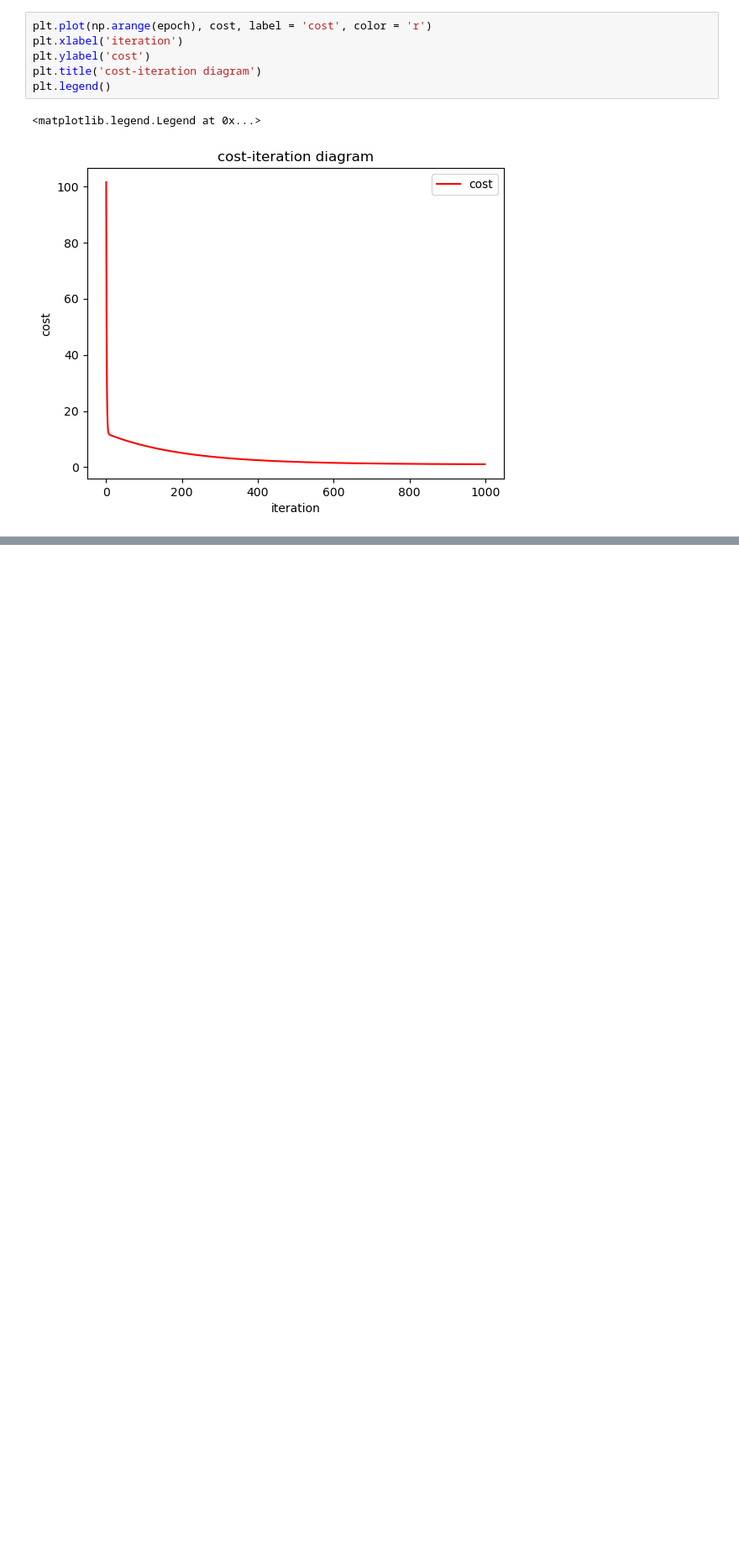
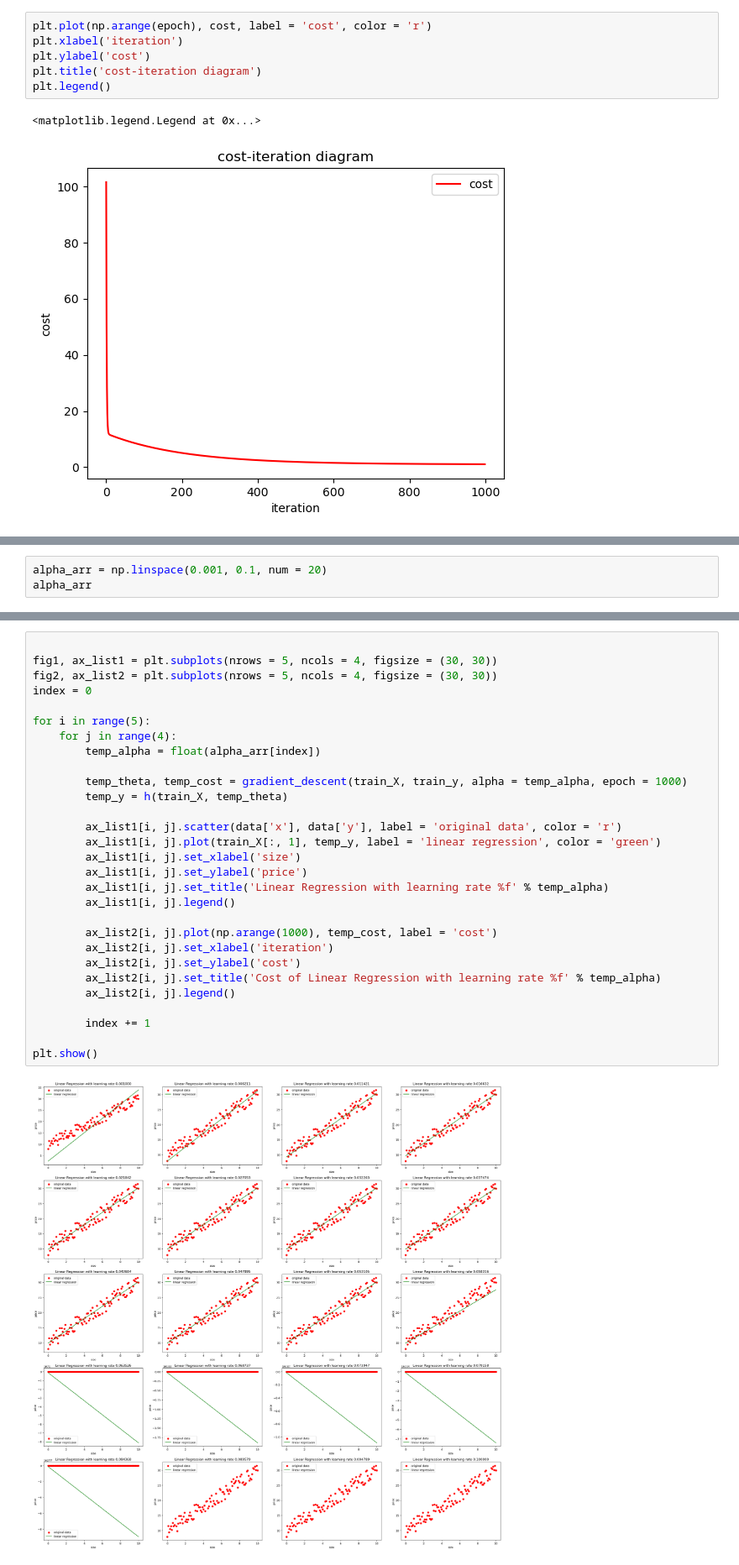
Before and after one commit to cyy603/MyPython, a Jupyter notebook: SDM374/Week1/Q1.ipynb, the cells around one changed output, grey strips where cells are left out. Shown at 84% size. Saved outputs shown, nothing was run; the diff lists cells and outputs as text; blank space fills up the shorter version.

```diff
--- a/SDM374/Week1/Q1.ipynb
+++ b/SDM374/Week1/Q1.ipynb
@@ -168,0 +173,3 @@ plt.legend()
+# %%
+alpha_arr = np.linspace(0.001, 0.1, num = 20)
+alpha_arr
@@ -168,0 +181,31 @@ plt.legend()
+# %%
+
+fig1, ax_list1 = plt.subplots(nrows = 5, ncols = 4, figsize = (30, 30))
+fig2, ax_list2 = plt.subplots(nrows = 5, ncols = 4, figsize = (30, 30))
+index = 0
+
+for i in range(5):
+    for j in range(4):
+        temp_alpha = float(alpha_arr[index])
+
+        temp_theta, temp_cost = gradient_descent(train_X, train_y, alpha = temp_alpha, epoch = 1000)
+        temp_y = h(train_X, temp_theta)
+
+        ax_list1[i, j].scatter(data['x'], data['y'], label = 'original data', color = 'r')
+        ax_list1[i, j].plot(train_X[:, 1], temp_y, label = 'linear regression', color = 'green')
+        ax_list1[i, j].set_xlabel('size')
+        ax_list1[i, j].set_ylabel('price')
+        ax_list1[i, j].set_title('Linear Regression with learning rate %f' % temp_alpha)
+        ax_list1[i, j].legend()
+
+        ax_list2[i, j].plot(np.arange(1000), temp_cost, label = 'cost')
+        ax_list2[i, j].set_xlabel('iteration')
+        ax_list2[i, j].set_ylabel('cost')
+        ax_list2[i, j].set_title('Cost of Linear Regression with learning rate %f' % temp_alpha)
+        ax_list2[i, j].legend()
+
+        index += 1
+
+plt.show()
+# %% [output]
+[figure, added]
```
Also changed, not shown: parts of 4 cells of this notebook.
